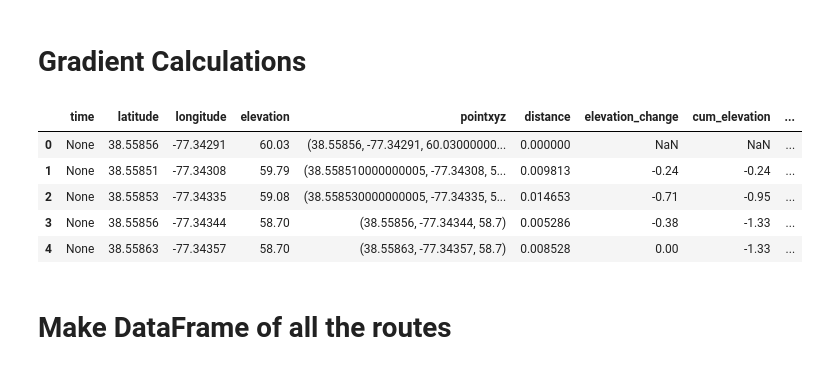
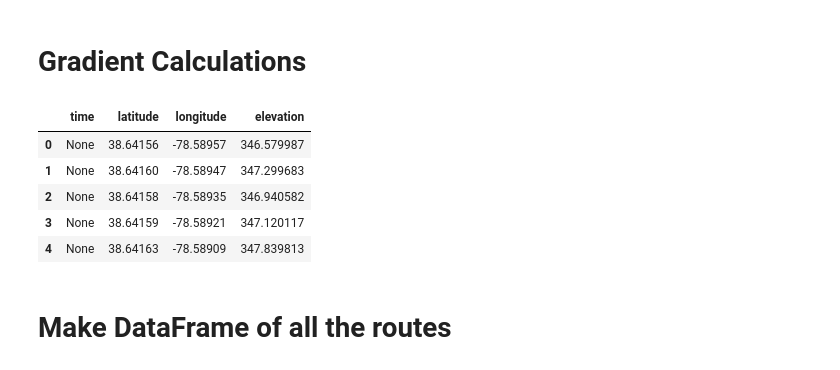
Before and after one commit to lrhf97/gpx_analysis, a Jupyter notebook: final_grade_analysis.ipynb, the cells around one changed output. Cells and saved outputs as stored; diff of their text form; code cells hidden in the pictures.

Commit message:
made a crunch single for my routes and sep folder

```diff
--- a/final_grade_analysis.ipynb
+++ b/final_grade_analysis.ipynb
@@ -39,4 +34,9 @@ with open('Routes/'+name+'.gpx', 'r') as gpx_file:
 # %%
+name = 'vhtrc-waterfall-50k'
+
+with open('Routes/'+name+'.gpx', 'r') as gpx_file:
+    route = gpxpy.parse(gpx_file)
+
 # making a dictionary that can be converted to Pandas Dataframe
 route_info=[]
 
@@ -50,4 +50,4 @@ for track in route.tracks:
                 'elevation': point.elevation
             })
 
-df = pd.DataFrame(route_info)
+df_single = pd.DataFrame(route_info)
@@ -282,14 +177,14 @@ display(route_map)
 # %% [markdown]
 # Gradient Calculations
 # %%
-df.head()
+df_single.head()
 # %% [output]
-|  | time | latitude | longitude | elevation | pointxyz | distance | elevation_change | cum_elevation | ... |
-| 0 | None | 38.55856 | -77.34291 | 60.03 | (38.55856, -77.34291, 60.03000000... | 0.000000 | NaN | NaN | ... |
-| 1 | None | 38.55851 | -77.34308 | 59.79 | (38.558510000000005, -77.34308, 5... | 0.009813 | -0.24 | -0.24 | ... |
-| 2 | None | 38.55853 | -77.34335 | 59.08 | (38.558530000000005, -77.34335, 5... | 0.014653 | -0.71 | -0.95 | ... |
-| 3 | None | 38.55856 | -77.34344 | 58.70 | (38.55856, -77.34344, 58.7) | 0.005286 | -0.38 | -1.33 | ... |
-| 4 | None | 38.55863 | -77.34357 | 58.70 | (38.55863, -77.34357, 58.7) | 0.008528 | 0.00 | -1.33 | ... |
+|  | time | latitude | longitude | elevation |
+| 0 | None | 38.64156 | -78.58957 | 346.579987 |
+| 1 | None | 38.64160 | -78.58947 | 347.299683 |
+| 2 | None | 38.64158 | -78.58935 | 346.940582 |
+| 3 | None | 38.64159 | -78.58921 | 347.120117 |
+| 4 | None | 38.64163 | -78.58909 | 347.839813 |
 # %% [markdown]
 # Make DataFrame of all the routes
 # %%
```
Also changed, not shown: parts of 8 cells of this notebook, 23 other files.
